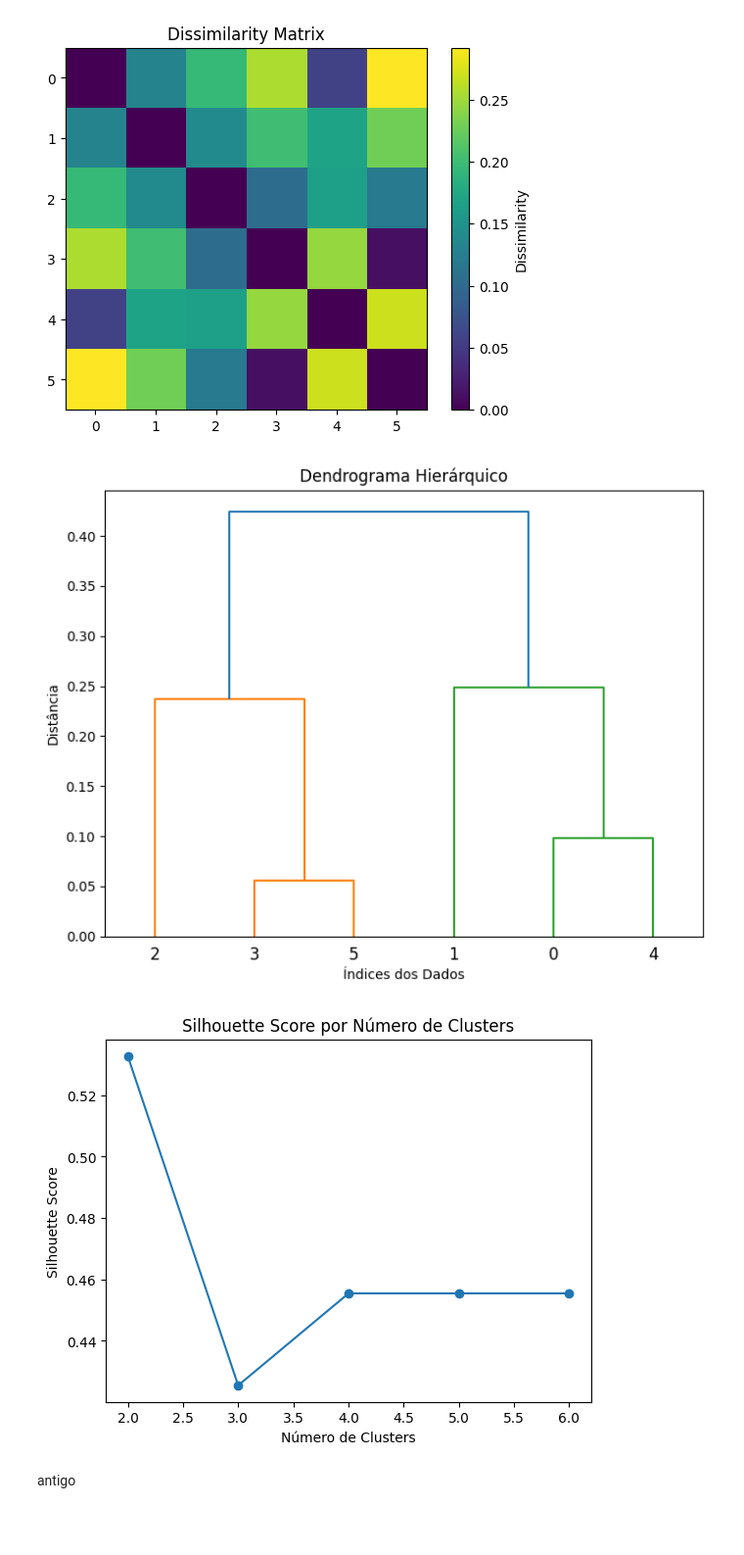
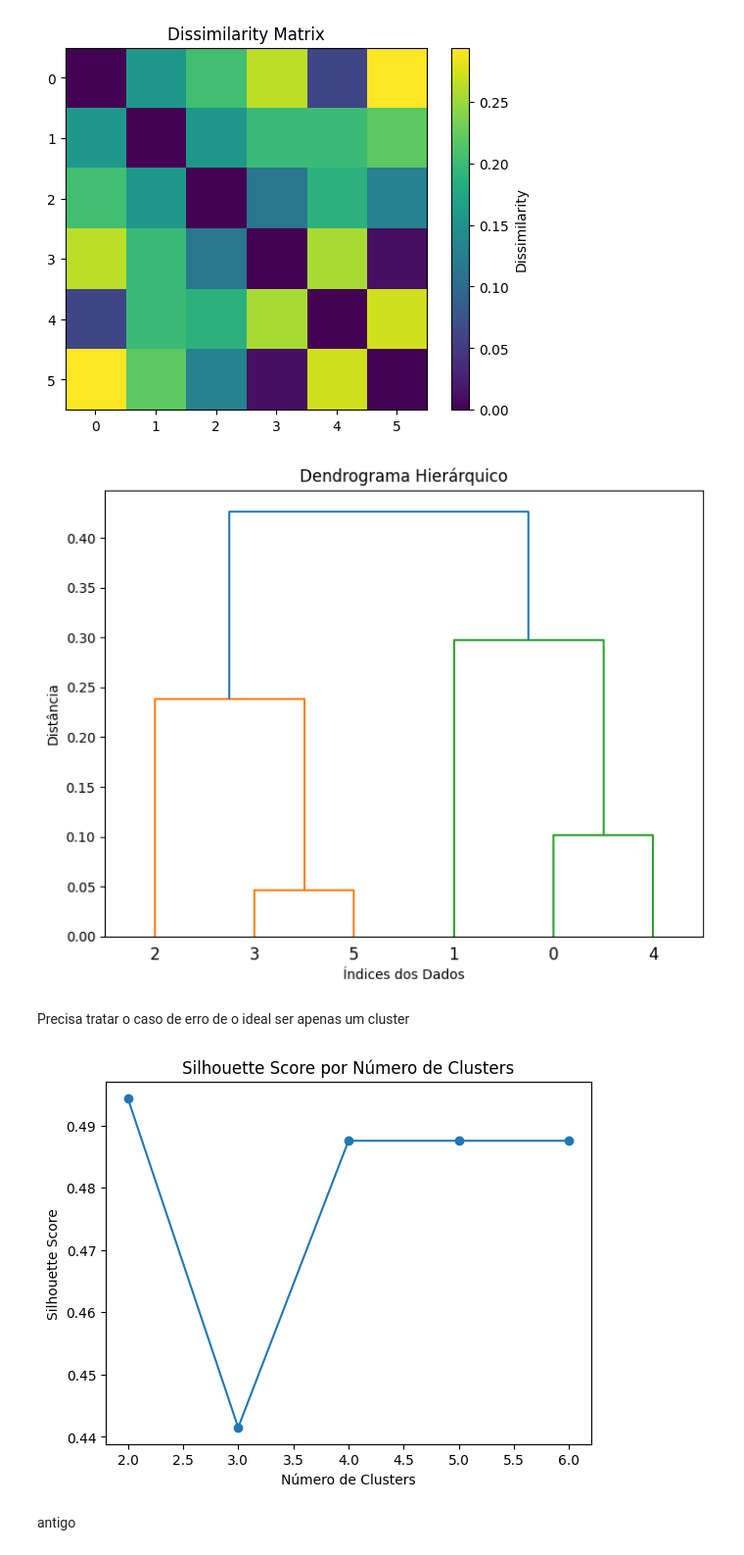
Before and after one commit to yanborges/RMT_TCC, a Jupyter notebook: RMT_TCC.ipynb, the cells around one changed output. Shown: that part at 98% size. Cells and saved outputs as stored; diff of their text form; code cells hidden in the pictures; blank space fills up the shorter version.

```diff
--- a/RMT_TCC.ipynb
+++ b/RMT_TCC.ipynb
@@ -113,10 +136,15 @@ data.replace('?', np.nan, inplace=True)
 data.replace('     ?', np.nan, inplace=True)
 data = data.applymap(float)
 
+#Caso de Exceção por ter coluna com muito Null
+if text_file == 'osales':
+    conta_na = data.isna().sum()
+    conta_na[conta_na > 70].index
+    data.drop(columns=conta_na[conta_na > 70].index, inplace=True)
+
 #Normalização
 scaler = StandardScaler()
 data = pd.DataFrame(scaler.fit_transform(data), columns=data.columns)
-
 
 if config.all_config[text_file].get('sample_random') == True:
     data = data.sample(frac=1,random_state = config.all_config[text_file].get('sample_random_num')).reset_index(drop=True)
@@ -290,7 +310,7 @@ MultiOutputRegressor:  0.7206199024627673
 # %% [markdown]
 ### Matriz de Dissimilaridade
 # %%
-matriz_dissimilaridade = 1 - np.corrcoef(y_train.T)
+matriz_dissimilaridade = 1 - np.corrcoef(label.T)
 
 plt.imshow(matriz_dissimilaridade, cmap='viridis')
 plt.colorbar(label='Dissimilarity')
@@ -311,26 +331,28 @@ plt.xlabel('Índices dos Dados')
 plt.ylabel('Distância')
 plt.show()
 # %% [output]
-[figure, old version]
+[figure, new version]
+# %% [markdown]
+Precisa tratar o caso de erro de o ideal ser apenas um cluster
 # %%
 silhouette_scores = []
 
 min_clusters = 2
-if y_train.shape[1] < 10:
-    max_clusters = y_train.shape[1]+1
+if label.shape[1] < 10:
+    max_clusters = label.shape[1]+1
 else:
     max_clusters = 10
 
 for n_clusters in range(min_clusters, max_clusters):
     cluster_labels = fcluster(linkage_matrix, n_clusters, criterion='maxclust')
     silhouette_scores.append(silhouette_score(matriz_dissimilaridade, cluster_labels))
 
 plt.plot(range(min_clusters, max_clusters), silhouette_scores, marker='o')
 plt.xlabel('Número de Clusters')
 plt.ylabel('Silhouette Score')
 plt.title('Silhouette Score por Número de Clusters')
 plt.show()
 # %% [output]
-[figure, old version]
+[figure, new version]
 # %% [markdown]
 antigo
```
Also changed, not shown: parts of 93 cells of this notebook, 1 other file.
